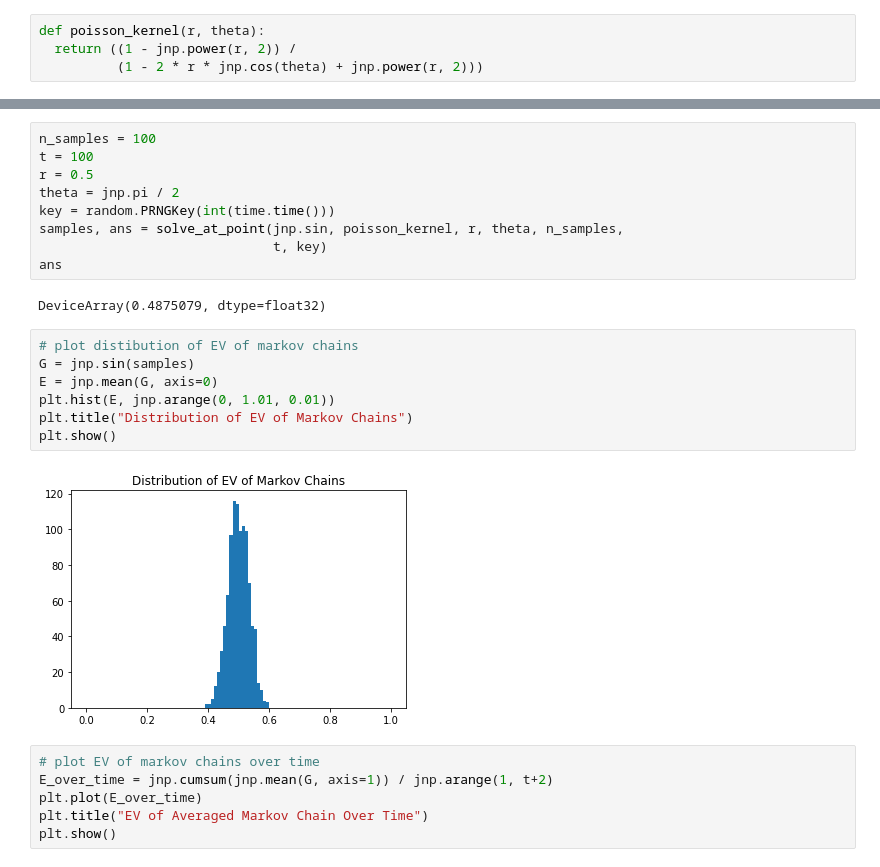
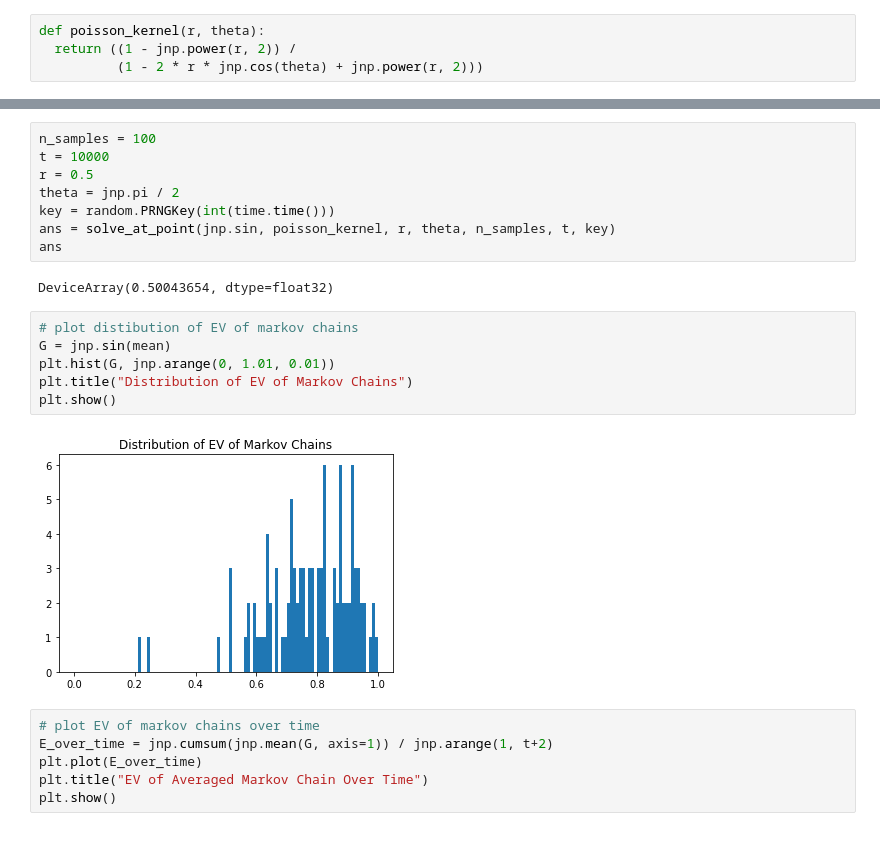
Before and after one commit to AmandinChyba/Project1-Fields-2022, a Jupyter notebook: Laplace_On_Disc/LaplaceOnDisc.ipynb, the cells around one changed output, grey strips where cells are left out. Cells and saved outputs as stored; diff of their text form.

```diff
--- a/Laplace_On_Disc/LaplaceOnDisc.ipynb
+++ b/Laplace_On_Disc/LaplaceOnDisc.ipynb
@@ -70,23 +70,21 @@ def solve_at_point(g, k, r, theta, n_samples, t, key):
 # %%
 n_samples = 100
-t = 100
+t = 10000
 r = 0.5
 theta = jnp.pi / 2
 key = random.PRNGKey(int(time.time()))
-samples, ans = solve_at_point(jnp.sin, poisson_kernel, r, theta, n_samples,
-                              t, key)
+ans = solve_at_point(jnp.sin, poisson_kernel, r, theta, n_samples, t, key)
 ans
 # %% [output]
-DeviceArray(0.4875079, dtype=float32)
+DeviceArray(0.50043654, dtype=float32)
 # %%
 # plot distibution of EV of markov chains
-G = jnp.sin(samples)
-E = jnp.mean(G, axis=0)
-plt.hist(E, jnp.arange(0, 1.01, 0.01))
+G = jnp.sin(mean)
+plt.hist(G, jnp.arange(0, 1.01, 0.01))
 plt.title("Distribution of EV of Markov Chains")
 plt.show()
 # %% [output]
-[figure, old version]
+[figure, new version]
 # %%
 # plot EV of markov chains over time
 E_over_time = jnp.cumsum(jnp.mean(G, axis=1)) / jnp.arange(1, t+2)
```
Also changed, not shown: parts of 1 cell of this notebook.
